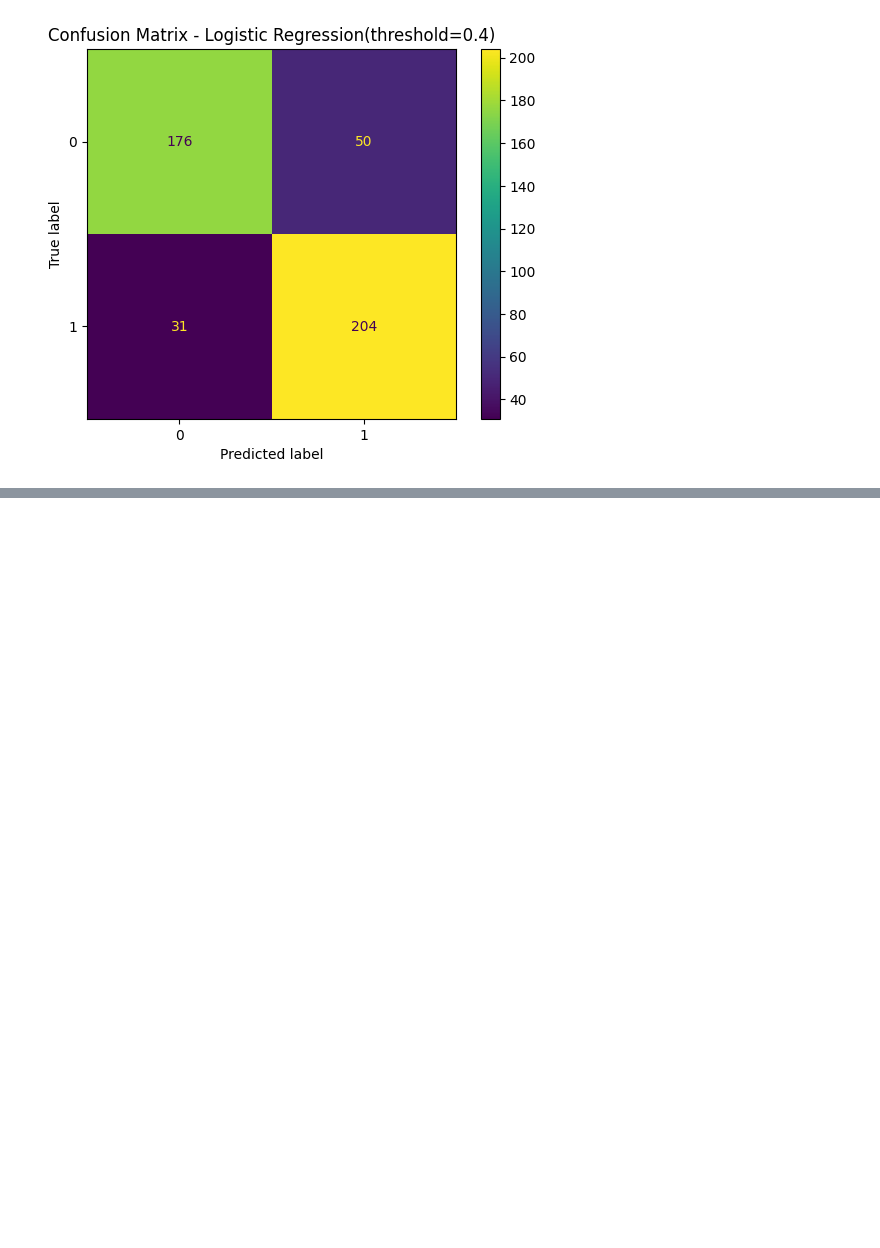
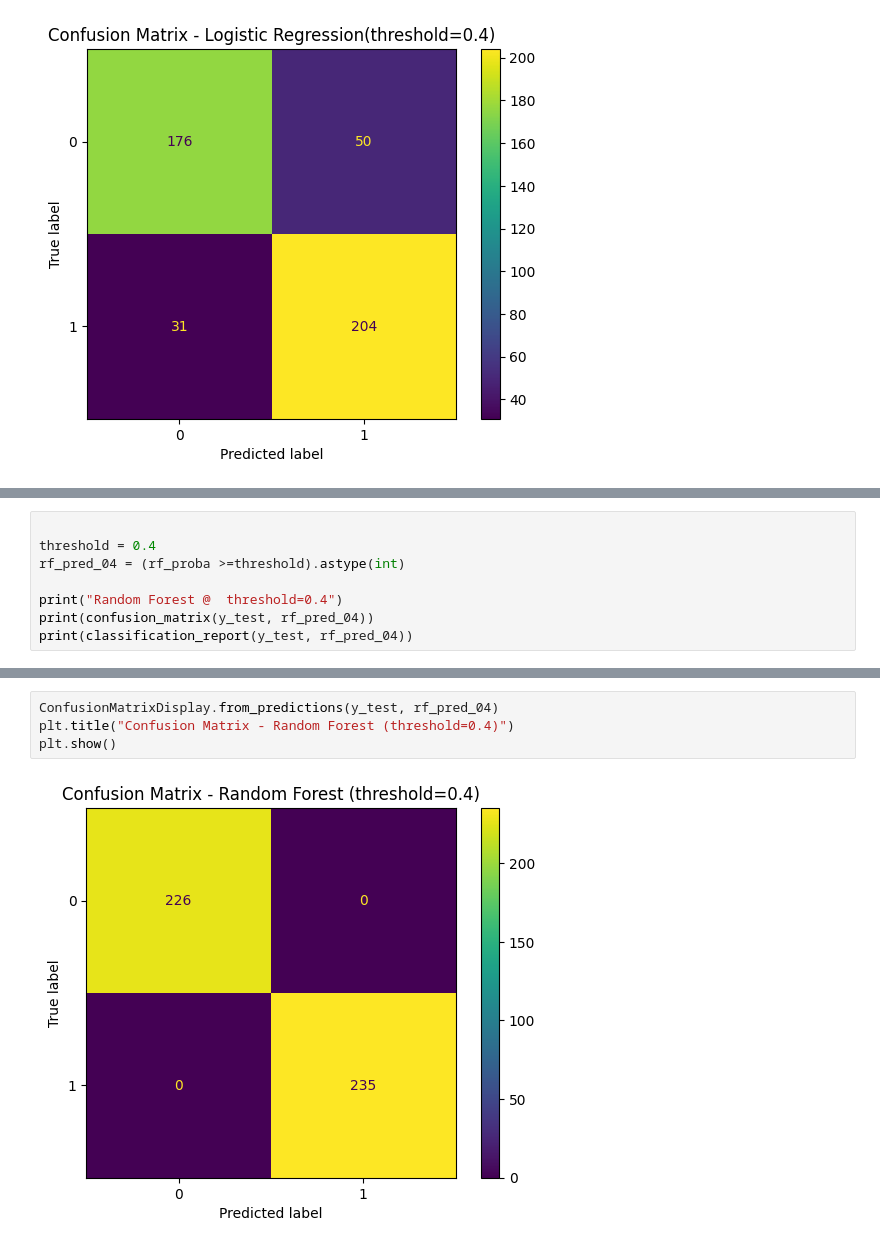
Before and after one commit to sabbir179/healthcare_risk_prediction, a Jupyter notebook: notebooks/01_eda.ipynb, the cells around one changed output, grey strips where cells are left out. Saved outputs shown, nothing was run; the diff lists cells and outputs as text; blank space fills up the shorter version.

```diff
--- a/notebooks/01_eda.ipynb
+++ b/notebooks/01_eda.ipynb
@@ -222,0 +294,8 @@ plt.show
+# %%
+
+threshold = 0.4
+rf_pred_04 = (rf_proba >=threshold).astype(int)
+
+print("Random Forest @  threshold=0.4")
+print(confusion_matrix(y_test, rf_pred_04))
+print(classification_report(y_test, rf_pred_04))
@@ -222,0 +314,6 @@ plt.show
+# %%
+ConfusionMatrixDisplay.from_predictions(y_test, rf_pred_04)
+plt.title("Confusion Matrix - Random Forest (threshold=0.4)")
+plt.show()
+# %% [output]
+[figure, added]
```
Also changed, not shown: parts of 10 cells of this notebook.
